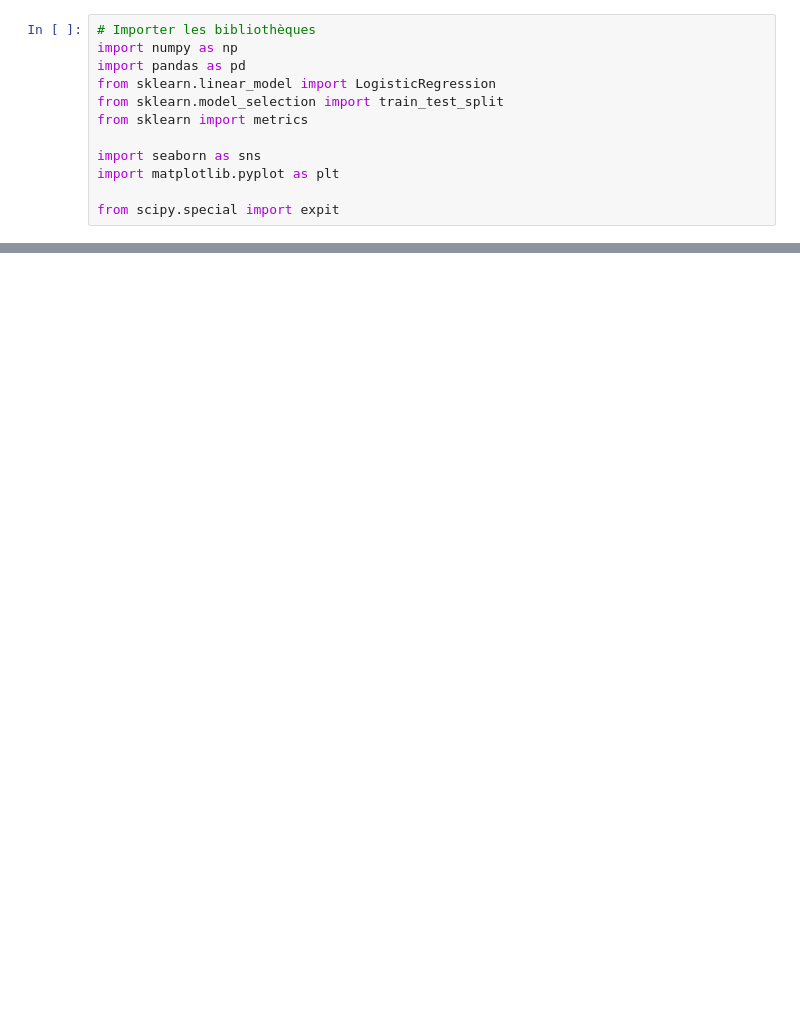
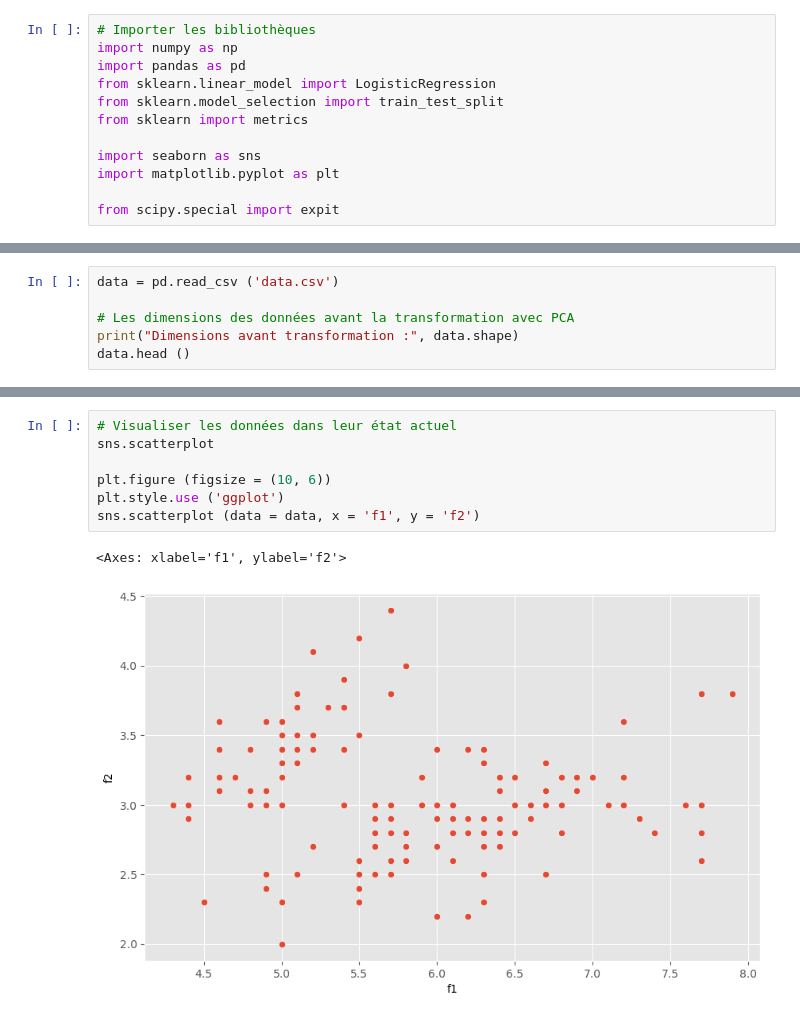
Before and after one commit to hmoustaphaousmane/ml_trainsgd_linregr, a Jupyter notebook: notebook.ipynb, the cells around one changed output, grey strips where cells are left out. Cells and saved outputs as stored; diff of their text form; blank space fills up the shorter version.

```diff
--- a/notebook.ipynb
+++ b/notebook.ipynb
@@ -212,0 +171,6 @@ plt.savefig('confusion_matrix.png')
+# %%
+data = pd.read_csv ('data.csv')
+
+# Les dimensions des données avant la transformation avec PCA
+print("Dimensions avant transformation :", data.shape)
+data.head ()
@@ -212,0 +188,10 @@ plt.savefig('confusion_matrix.png')
+# %%
+# Visualiser les données dans leur état actuel
+sns.scatterplot
+
+plt.figure (figsize = (10, 6))
+plt.style.use ('ggplot')
+sns.scatterplot (data = data, x = 'f1', y = 'f2')
+# %% [output]
+<Axes: xlabel='f1', ylabel='f2'>
+[figure, added]
```
Also changed, not shown: parts of 29 cells of this notebook, 1 other file.
